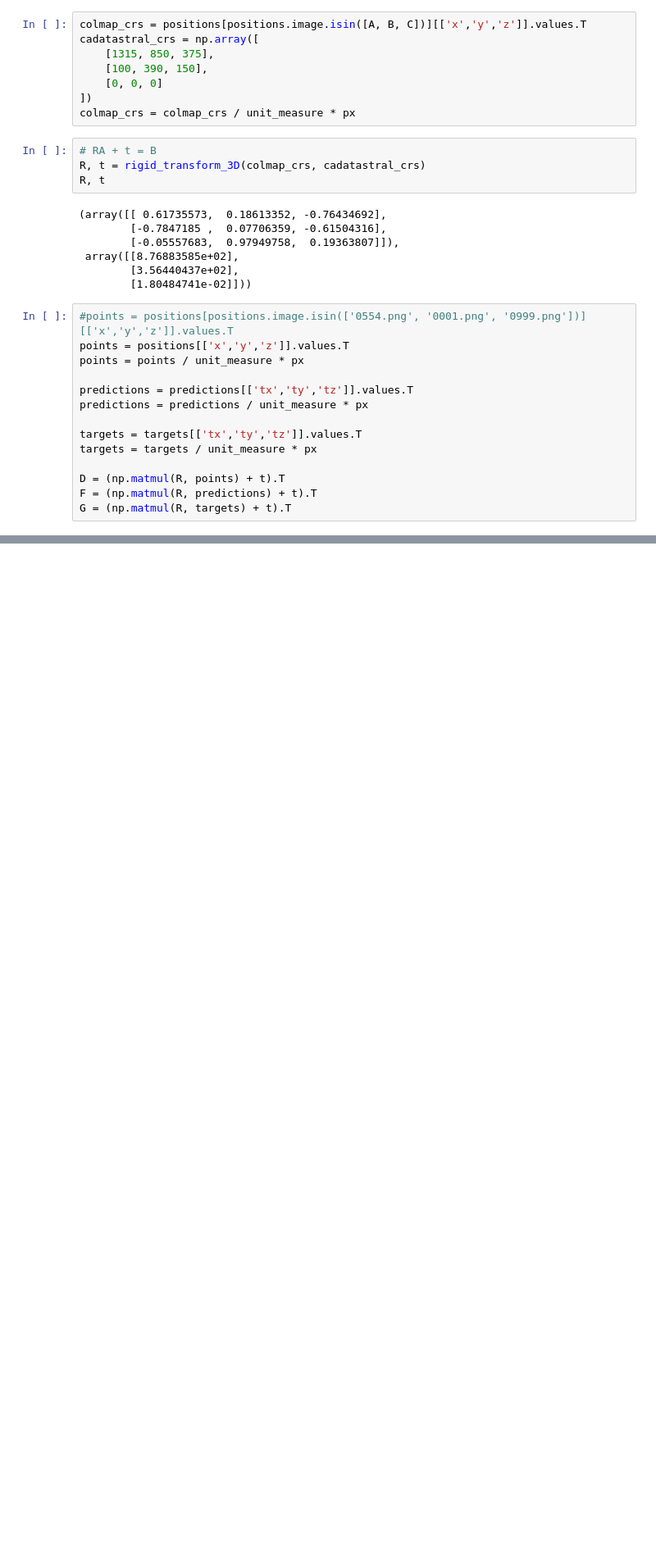
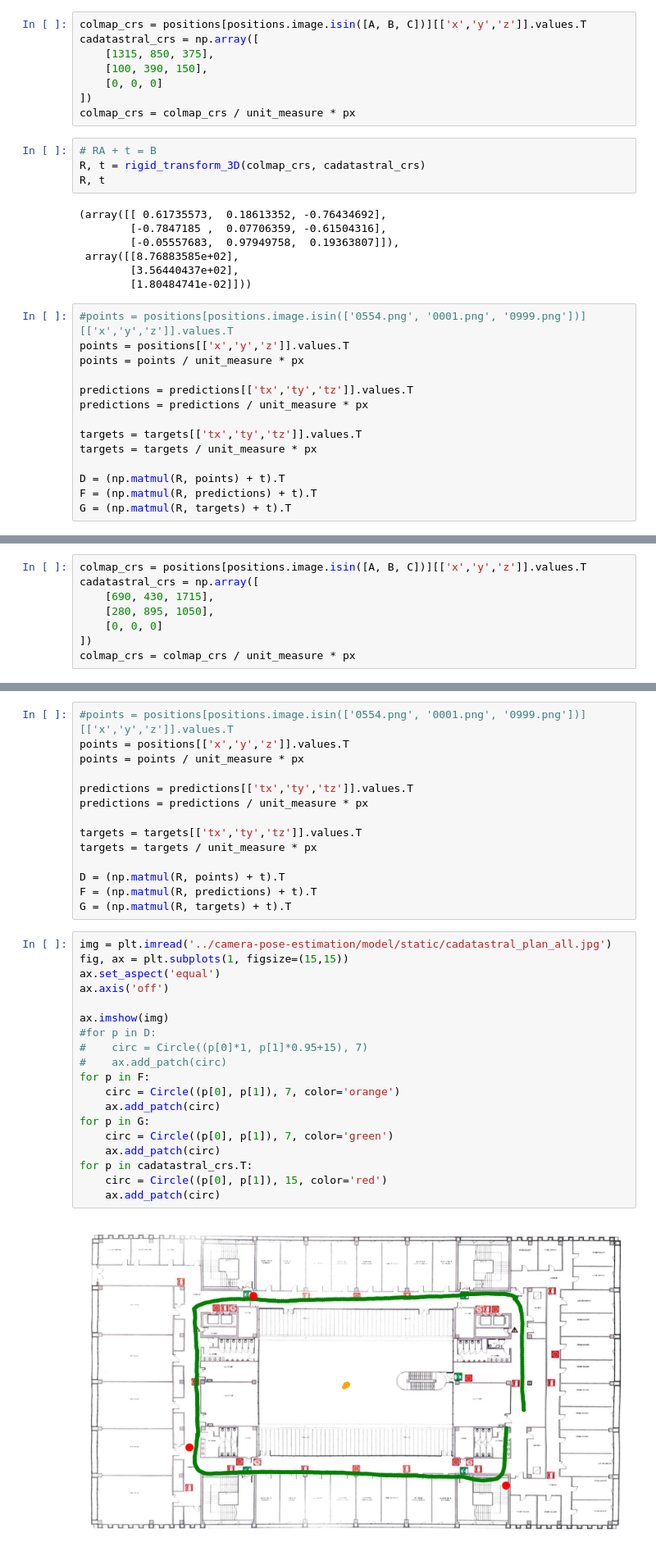
Before and after one commit to fedeizzo/camera-pose-estimation, a Jupyter notebook: notebooks/crs_alignment.ipynb, the cells around one changed output, grey strips where cells are left out. Shown: that part at 82% size. Saved outputs shown, nothing was run; the diff lists cells and outputs as text; blank space fills up the shorter version.

```diff
--- a/notebooks/crs_alignment.ipynb
+++ b/notebooks/crs_alignment.ipynb
@@ -122,0 +154,8 @@ for p in cadatastral_crs.T:
+# %%
+colmap_crs = positions[positions.image.isin([A, B, C])][['x','y','z']].values.T
+cadatastral_crs = np.array([
+    [690, 430, 1715],
+    [280, 895, 1050],
+    [0, 0, 0]
+])
+colmap_crs = colmap_crs / unit_measure * px
@@ -122,0 +173,35 @@ for p in cadatastral_crs.T:
+# %%
+#points = positions[positions.image.isin(['0554.png', '0001.png', '0999.png'])][['x','y','z']].values.T
+points = positions[['x','y','z']].values.T
+points = points / unit_measure * px
+
+predictions = predictions[['tx','ty','tz']].values.T
+predictions = predictions / unit_measure * px
+
+targets = targets[['tx','ty','tz']].values.T
+targets = targets / unit_measure * px
+
+D = (np.matmul(R, points) + t).T
+F = (np.matmul(R, predictions) + t).T
+G = (np.matmul(R, targets) + t).T
+# %%
+img = plt.imread('../camera-pose-estimation/model/static/cadatastral_plan_all.jpg')
+fig, ax = plt.subplots(1, figsize=(15,15))
+ax.set_aspect('equal')
+ax.axis('off')
+
+ax.imshow(img)
+#for p in D:
+#    circ = Circle((p[0]*1, p[1]*0.95+15), 7)
+#    ax.add_patch(circ)
+for p in F:
+    circ = Circle((p[0], p[1]), 7, color='orange')
+    ax.add_patch(circ)
+for p in G:
+    circ = Circle((p[0], p[1]), 7, color='green')
+    ax.add_patch(circ)
+for p in cadatastral_crs.T:
+    circ = Circle((p[0], p[1]), 15, color='red')
+    ax.add_patch(circ)
+# %% [output]
+[figure, added]
```
Also changed, not shown: parts of 8 cells of this notebook, 1 other file.
